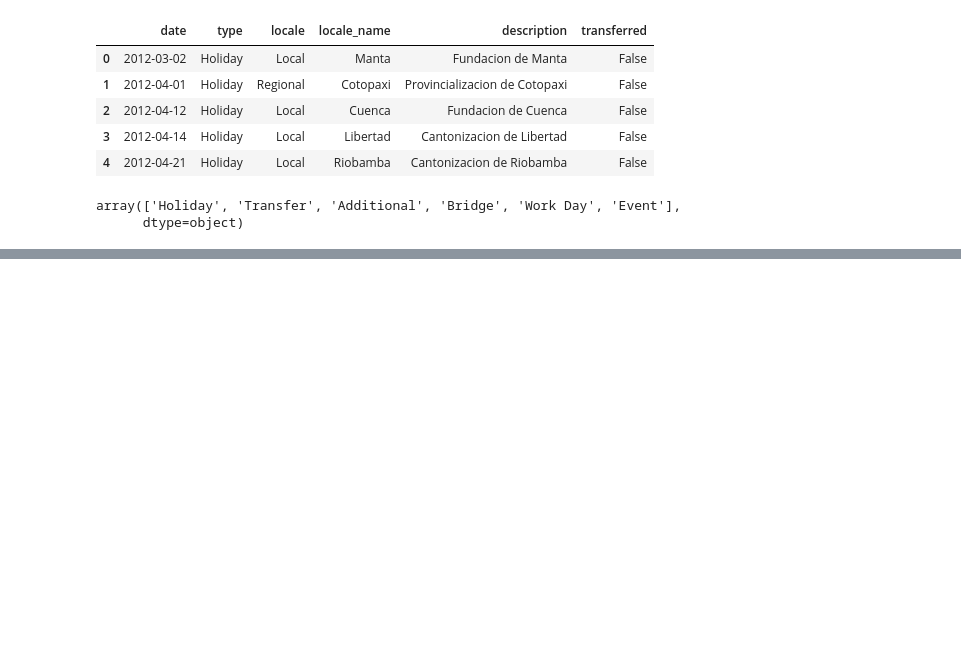
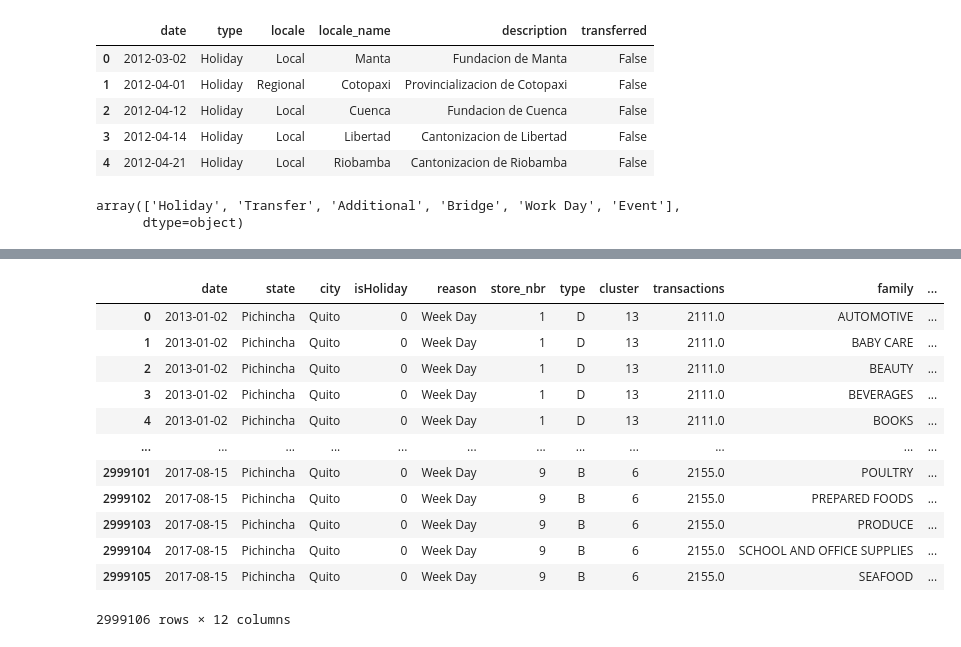
Before and after one commit to egesaygili/storesales, a Jupyter notebook: data_prep.ipynb, the cells around one changed output, grey strips where cells are left out. Drawn from its saved outputs; the diff is of its cells as text; code cells hidden in the pictures; blank space fills up the shorter version.

```diff
--- a/data_prep.ipynb
+++ b/data_prep.ipynb
@@ -135,0 +204,4 @@ df_n.to_pickle("sales_with_holiday_info.pkl")
+# %%
+cols = ['date', 'state', 'city', 'isHoliday', 'reason', 'store_nbr', 'type', 'cluster', 'transactions', 'family',  'onpromotion', 'sales']
+df = df[cols]
+df.head()
@@ -135,0 +215,17 @@ df_n.to_pickle("sales_with_holiday_info.pkl")
+# %%
+df = df[df["date"]>pd.to_datetime("2013-01-01")].reset_index(drop=True)
+df
+# %% [output]
+|  | date | state | city | isHoliday | reason | store_nbr | type | cluster | transactions | family | ... |
+| 0 | 2013-01-02 | Pichincha | Quito | 0 | Week Day | 1 | D | 13 | 2111.0 | AUTOMOTIVE | ... |
+| 1 | 2013-01-02 | Pichincha | Quito | 0 | Week Day | 1 | D | 13 | 2111.0 | BABY CARE | ... |
+| 2 | 2013-01-02 | Pichincha | Quito | 0 | Week Day | 1 | D | 13 | 2111.0 | BEAUTY | ... |
+| 3 | 2013-01-02 | Pichincha | Quito | 0 | Week Day | 1 | D | 13 | 2111.0 | BEVERAGES | ... |
+| 4 | 2013-01-02 | Pichincha | Quito | 0 | Week Day | 1 | D | 13 | 2111.0 | BOOKS | ... |
+| ... | ... | ... | ... | ... | ... | ... | ... | ... | ... | ... | ... |
+| 2999101 | 2017-08-15 | Pichincha | Quito | 0 | Week Day | 9 | B | 6 | 2155.0 | POULTRY | ... |
+| 2999102 | 2017-08-15 | Pichincha | Quito | 0 | Week Day | 9 | B | 6 | 2155.0 | PREPARED FOODS | ... |
+| 2999103 | 2017-08-15 | Pichincha | Quito | 0 | Week Day | 9 | B | 6 | 2155.0 | PRODUCE | ... |
+| 2999104 | 2017-08-15 | Pichincha | Quito | 0 | Week Day | 9 | B | 6 | 2155.0 | SCHOOL AND OFFICE SUPPLIES | ... |
+| 2999105 | 2017-08-15 | Pichincha | Quito | 0 | Week Day | 9 | B | 6 | 2155.0 | SEAFOOD | ... |
+2999106 rows × 12 columns
```
Also changed, not shown: parts of 27 cells of this notebook, 1 other file.
